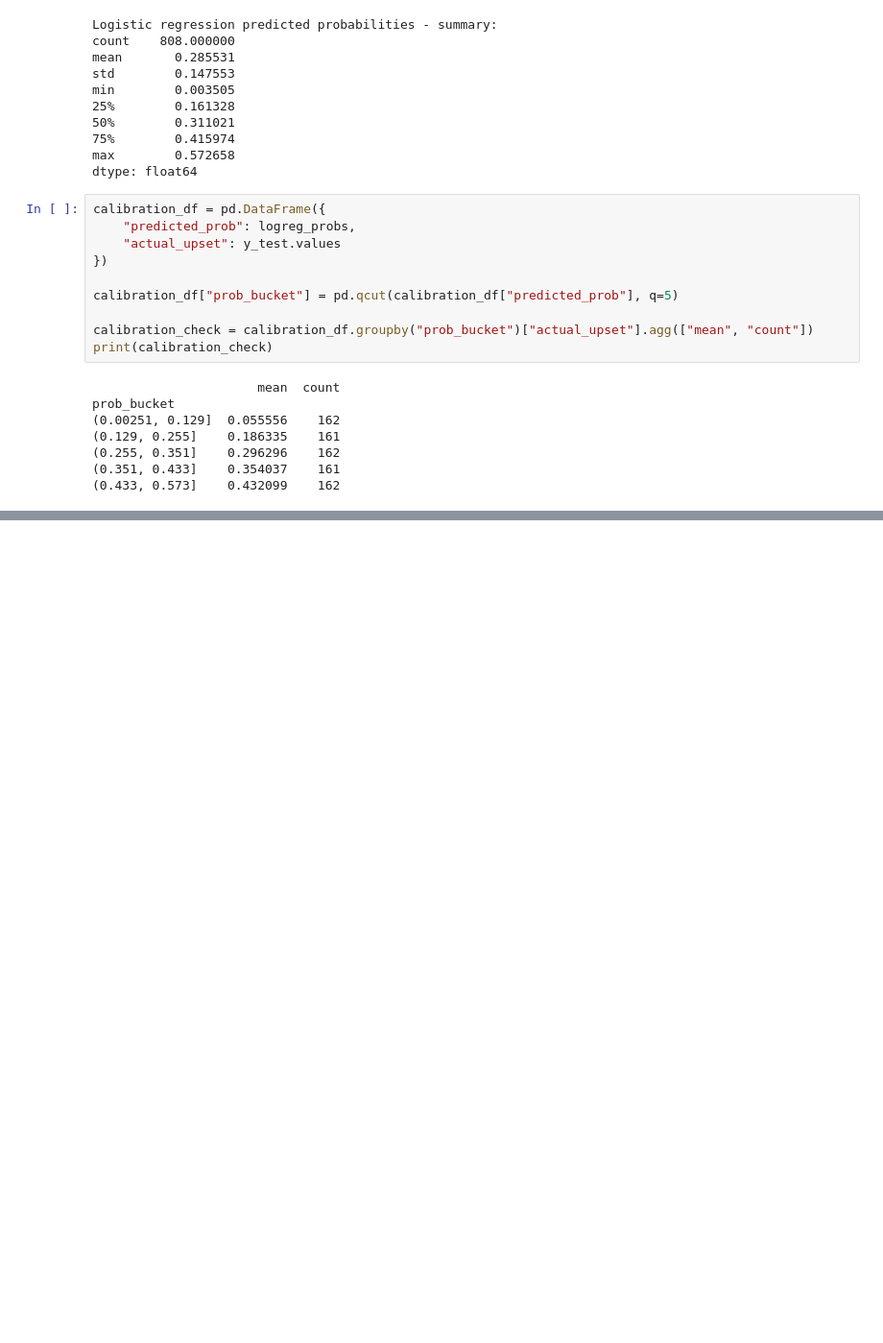
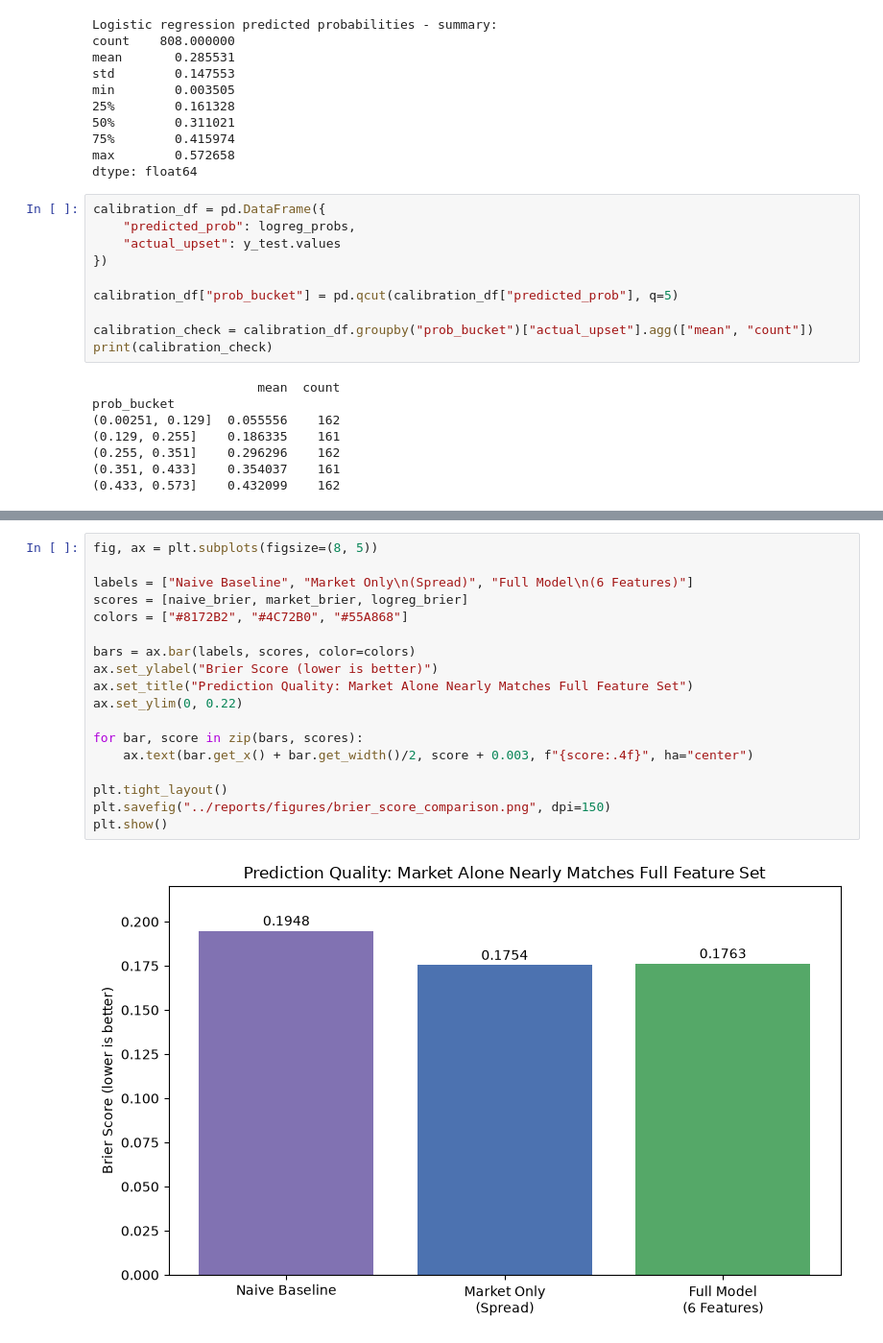
Before and after one commit to cxwils/cfb-randomness, a Jupyter notebook: notebooks/04_modeling.ipynb, the cells around one changed output, grey strips where cells are left out. Shown at 96% size. Saved outputs shown, nothing was run; the diff lists cells and outputs as text; blank space fills up the shorter version.

```diff
--- a/notebooks/04_modeling.ipynb
+++ b/notebooks/04_modeling.ipynb
@@ -126,0 +215,20 @@ prob_bucket
+# %%
+fig, ax = plt.subplots(figsize=(8, 5))
+
+labels = ["Naive Baseline", "Market Only\n(Spread)", "Full Model\n(6 Features)"]
+scores = [naive_brier, market_brier, logreg_brier]
+colors = ["#8172B2", "#4C72B0", "#55A868"]
+
+bars = ax.bar(labels, scores, color=colors)
+ax.set_ylabel("Brier Score (lower is better)")
+ax.set_title("Prediction Quality: Market Alone Nearly Matches Full Feature Set")
+ax.set_ylim(0, 0.22)
+
+for bar, score in zip(bars, scores):
+    ax.text(bar.get_x() + bar.get_width()/2, score + 0.003, f"{score:.4f}", ha="center")
+
+plt.tight_layout()
+plt.savefig("../reports/figures/brier_score_comparison.png", dpi=150)
+plt.show()
+# %% [output]
+[figure, added]
```
Also changed, not shown: parts of 4 cells of this notebook, 3 other files.
